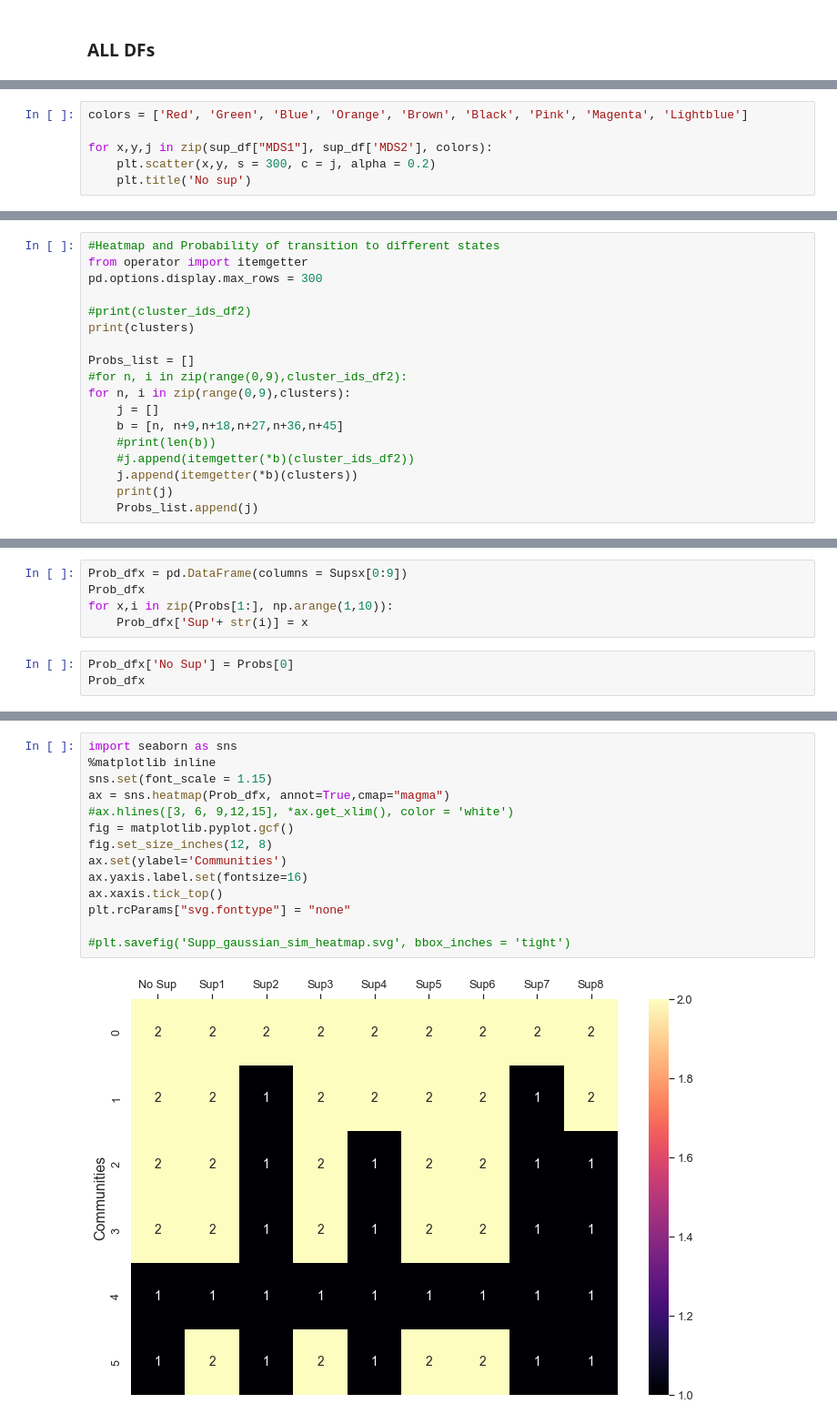
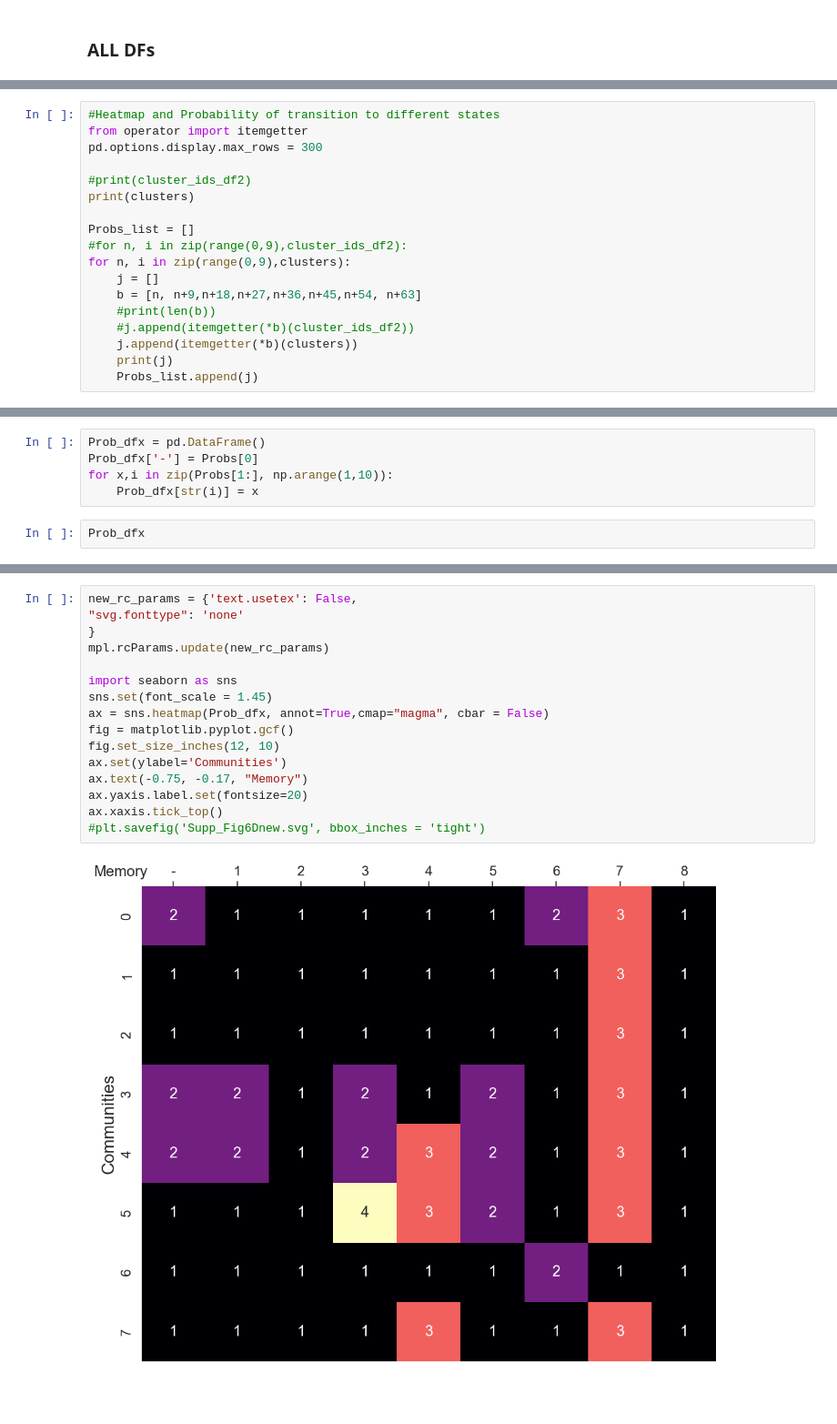
Before and after one commit to RatzkeLab/Environment-mediated-interactions-cause-an-externalized-and-collective-memory-in-microbes-, a Jupyter notebook: Memory model_8 species_Heaviside function.ipynb, the cells around one changed output, grey strips where cells are left out. Shown: that part at 91% size. Drawn from its saved outputs; the diff is of its cells as text; blank space fills up the shorter version.

```diff
--- a/Memory model_8 species_Heaviside function.ipynb
+++ b/Memory model_8 species_Heaviside function.ipynb
@@ -665,6 +717,0 @@ Text(0, 0.5, 'NMDS2')
-# %%
-colors = ['Red', 'Green', 'Blue', 'Orange', 'Brown', 'Black', 'Pink', 'Magenta', 'Lightblue']
-
-for x,y,j in zip(sup_df["MDS1"], sup_df['MDS2'], colors):
-    plt.scatter(x,y, s = 300, c = j, alpha = 0.2)
-    plt.title('No sup')
@@ -682,7 +757,7 @@ Probs_list = []
 #for n, i in zip(range(0,9),cluster_ids_df2):
 for n, i in zip(range(0,9),clusters):
     j = []
-    b = [n, n+9,n+18,n+27,n+36,n+45]
+    b = [n, n+9,n+18,n+27,n+36,n+45,n+54, n+63]
     #print(len(b))
     #j.append(itemgetter(*b)(cluster_ids_df2))
     j.append(itemgetter(*b)(clusters))
@@ -728,9 +807,8 @@ Probs
 # %%
-Prob_dfx = pd.DataFrame(columns = Supsx[0:9])
-Prob_dfx
+Prob_dfx = pd.DataFrame()
+Prob_dfx['-'] = Probs[0]
 for x,i in zip(Probs[1:], np.arange(1,10)):
-    Prob_dfx['Sup'+ str(i)] = x
+    Prob_dfx[str(i)] = x
 # %%
-Prob_dfx['No Sup'] = Probs[0]
 Prob_dfx
 # %% [output]
@@ -744,17 +824,19 @@ Prob_dfx
 # %%
+new_rc_params = {'text.usetex': False,
+"svg.fonttype": 'none'
+}
+mpl.rcParams.update(new_rc_params)
+
 import seaborn as sns
-%matplotlib inline
-sns.set(font_scale = 1.15)
-ax = sns.heatmap(Prob_dfx, annot=True,cmap="magma")
-#ax.hlines([3, 6, 9,12,15], *ax.get_xlim(), color = 'white')
+sns.set(font_scale = 1.45)
+ax = sns.heatmap(Prob_dfx, annot=True,cmap="magma", cbar = False)
 fig = matplotlib.pyplot.gcf()
-fig.set_size_inches(12, 8)
+fig.set_size_inches(12, 10)
 ax.set(ylabel='Communities')
-ax.yaxis.label.set(fontsize=16)
+ax.text(-0.75, -0.17, "Memory")
+ax.yaxis.label.set(fontsize=20)
 ax.xaxis.tick_top()
-plt.rcParams["svg.fonttype"] = "none"
-
-#plt.savefig('Supp_gaussian_sim_heatmap.svg', bbox_inches = 'tight')
+#plt.savefig('Supp_Fig6Dnew.svg', bbox_inches = 'tight')
 # %% [output]
-[figure, old version]
+[figure, new version]
 # %%
```
Also changed, not shown: parts of 87 cells of this notebook.
